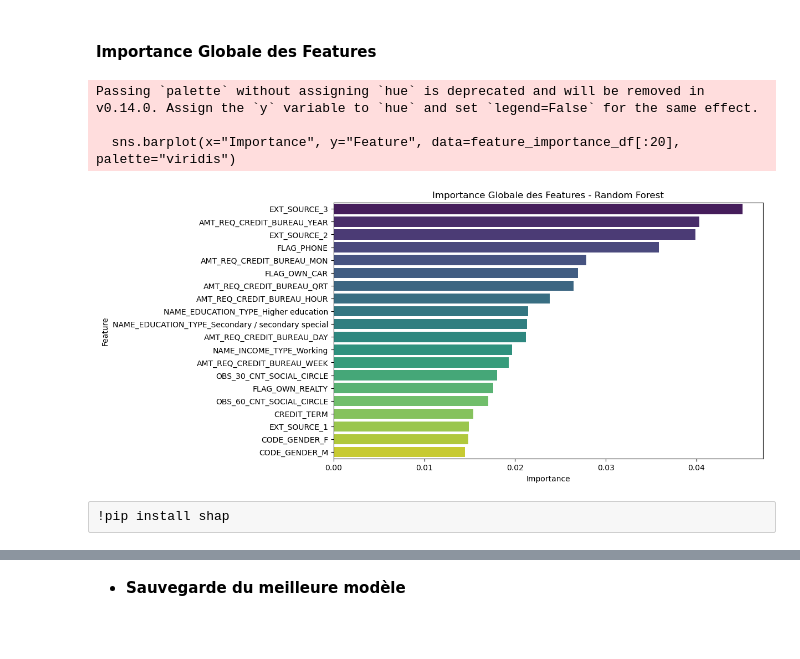
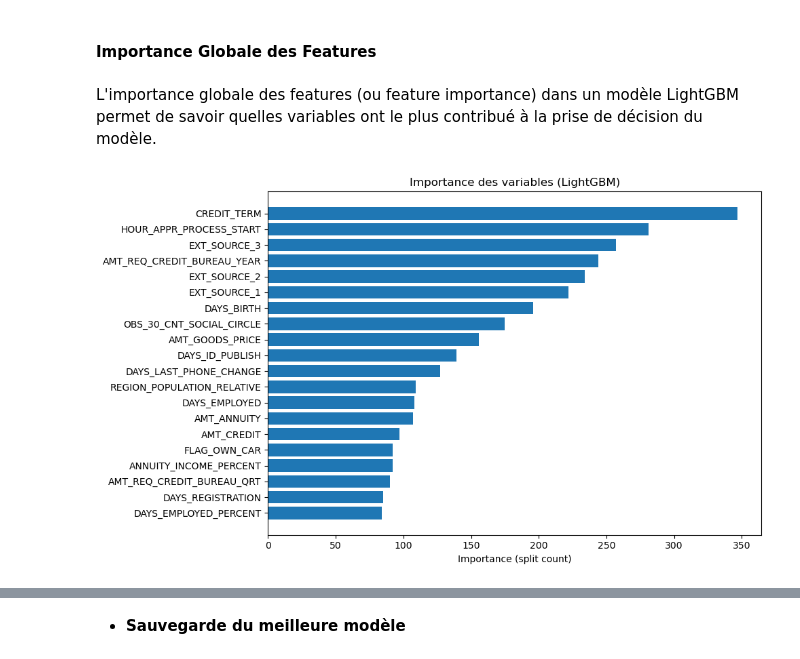
Before and after one commit to ChaymaeAj19/Projet-7-OC-, a Jupyter notebook: Projet7_Models_V1.ipynb, the cells around one changed output, grey strips where cells are left out. Drawn from its saved outputs; the diff is of its cells as text; code cells hidden in the pictures; blank space fills up the shorter version.

```diff
--- a/Projet7_Models_V1.ipynb
+++ b/Projet7_Models_V1.ipynb
@@ -7,8 +7,8 @@
 !pip install optuna
 # %%
 import pandas as pd
-app_test = pd.read_csv('Data/app_test_domain.csv')
-app_train = pd.read_csv('Data/app_train_domain.csv')
+app_test = pd.read_csv('Data\\app_test_domain.csv')
+app_train = pd.read_csv('Data\\app_train_domain.csv')
 # %%
 app_test.head()
 # %% [output]
@@ -101,7 +101,7 @@ from sklearn.model_selection import train_test_split
 from sklearn.preprocessing import StandardScaler
 
 # 1. Chargement et séparation des données
-X = df_classification_imputed.drop(columns=["TARGET", "SK_ID_CURR"])
+X = df_classification_imputed.drop(columns=["TARGET", "SK_ID_CURR"],axis=1)
 y = df_classification_imputed["TARGET"]
 
 # 2. Séparation en ensemble d'entraînement et de validation
@@ -575,0 +665,13 @@ mlflow.exceptions.MissingConfigException: Yaml file 'C:\Users\ajjaj\OneDrive\Bur
+# %%
+from sklearn.model_selection import train_test_split
+
+X, y = make_classification(n_samples=1000, n_features=20,
+                           n_informative=2, n_redundant=10,
+                           n_clusters_per_class=1, weights=[0.9, 0.1],
+                           flip_y=0, random_state=42)
+
+
+X_train, X_test, y_train, y_test = train_test_split(X, y,
+                                                    test_size=0.3,
+                                                    stratify=y,
+                                                    random_state=42)
@@ -1269,34 +1438,29 @@ KeyboardInterrupt:
 # %% [markdown]
 #### Importance Globale des Features
-# %%
-best_rf = grid_search.best_estimator_
-
-import matplotlib.pyplot as plt
-import seaborn as sns
-
-# Importance des features
-feature_importance = best_rf.named_steps["model"].feature_importances_
-feature_names = X_train.columns
-
-# Convertir en DataFrame
-feature_importance_df = pd.DataFrame({
-    "Feature": feature_names,
-    "Importance": feature_importance
-}).sort_values(by="Importance", ascending=False)
-
-# Affichage du top 20
-plt.figure(figsize=(10, 6))
-sns.barplot(x="Importance", y="Feature", data=feature_importance_df[:20], palette="viridis")
-plt.xlabel("Importance")
-plt.ylabel("Feature")
-plt.title("Importance Globale des Features - Random Forest")
-plt.show()
-# %% [output]
-Passing `palette` without assigning `hue` is deprecated and will be removed in v0.14.0. Assign the `y` variable to `hue` and set `legend=False` for the same effect.
-
-  sns.barplot(x="Importance", y="Feature", data=feature_importance_df[:20], palette="viridis")
-[figure, removed]
+# %% [markdown]
+L'importance globale des features (ou feature importance) dans un modèle LightGBM permet de savoir quelles variables ont le plus contribué à la prise de décision du modèle.
+# %%
+import matplotlib.pyplot as plt
+import lightgbm as lgb
+import pandas as pd
+
+# Récupérer le modèle entraîné depuis le pipeline
+lgbm_model = best_model.named_steps['model']  # Si vous utilisez Pipeline
+
+# Créer un DataFrame avec l’importance
+importance_df = pd.DataFrame({
+    'Feature': X_train.columns,
+    'Importance': lgbm_model.feature_importances_  # par défaut = "split"
+}).sort_values(by='Importance', ascending=False)
+
+# Afficher les 20 premières features importantes
+plt.figure(figsize=(10, 6))
+plt.barh(importance_df['Feature'][:20][::-1], importance_df['Importance'][:20][::-1])
+plt.xlabel("Importance (split count)")
+plt.title("Importance des variables (LightGBM)")
+plt.tight_layout()
+plt.show()
+# %% [output]
+[figure, added]
 # %%
 #### Importance Locale des Features (SHAP)
-# %% [raw]
-!pip install shap
```
Also changed, not shown: parts of 33 cells of this notebook.
